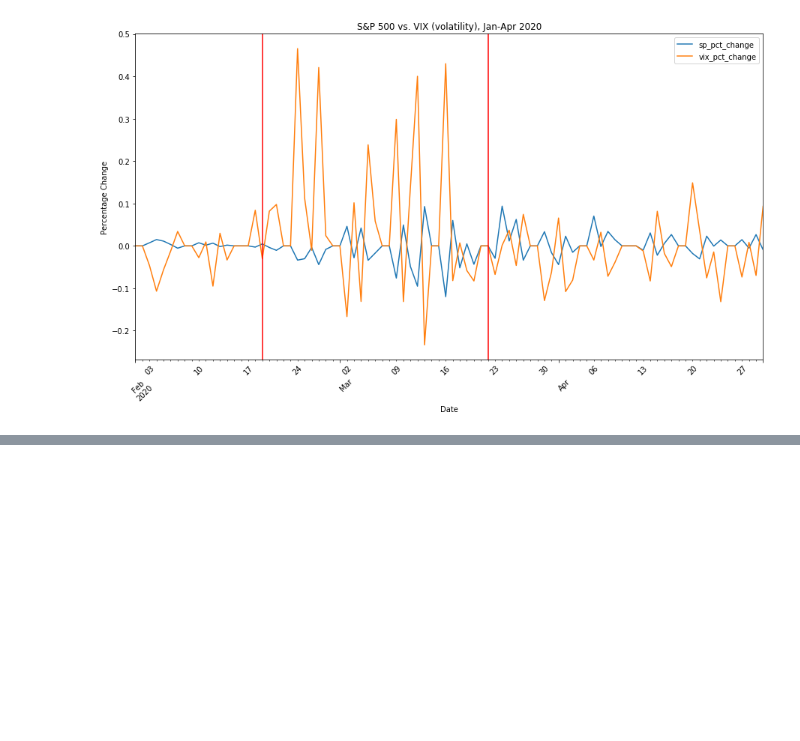
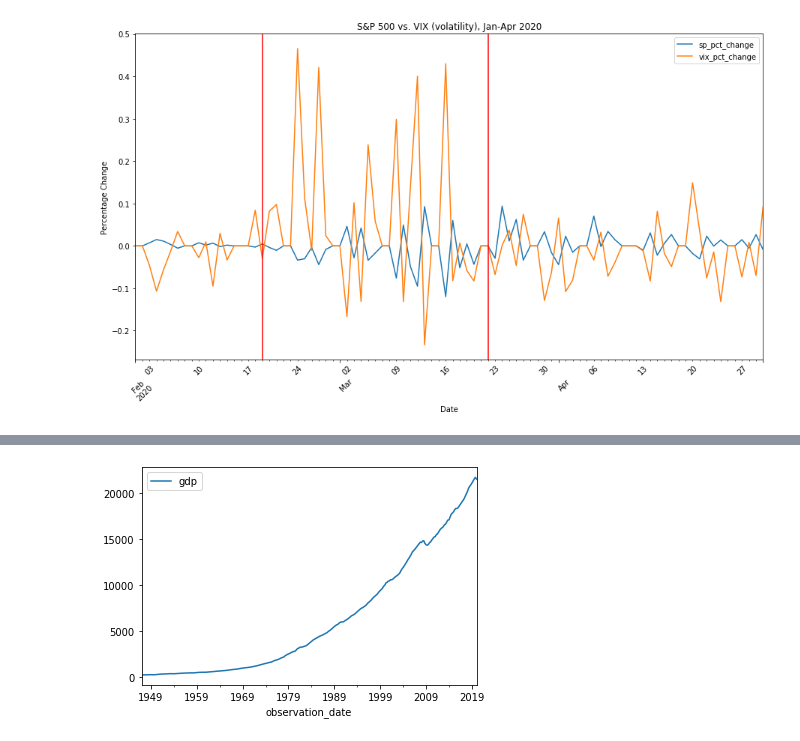
Before and after one commit to robertbozsik/impacts-of-covid19, a Jupyter notebook: plotting_RB.ipynb, the cells around one changed output, grey strips where cells are left out. Saved outputs shown, nothing was run; the diff lists cells and outputs as text; code cells hidden in the pictures; blank space fills up the shorter version.

```diff
--- a/plotting_RB.ipynb
+++ b/plotting_RB.ipynb
@@ -165,0 +304,7 @@ plt.title('S&P 500 vs. VIX (volatility), Jan-Apr 2020');
+# %%
+gdp_quarterly = (pd.read_excel('Data/GDP (US absolute quarterly).xls',
+                               header=10,
+                               parse_dates=True,
+                               index_col='observation_date'))
+gdp_quarterly = gdp_quarterly.rename(columns={'GDP': 'gdp'})
+gdp_quarterly.head()
@@ -165,0 +319,3 @@ plt.title('S&P 500 vs. VIX (volatility), Jan-Apr 2020');
+# %%
+gdp_monthly = gdp_quarterly.copy()
+gdp_monthly.resample('M').mean().head()
@@ -165,0 +330,3 @@ plt.title('S&P 500 vs. VIX (volatility), Jan-Apr 2020');
+# %%
+gdp_monthly = gdp_monthly.resample('M').mean().interpolate()
+gdp_monthly.head()
@@ -165,0 +480,4 @@ plt.title('S&P 500 vs. VIX (volatility), Jan-Apr 2020');
+# %%
+gdp_monthly.plot();
+# %% [output]
+[figure, added]
```
Also changed, not shown: parts of 43 cells of this notebook.
